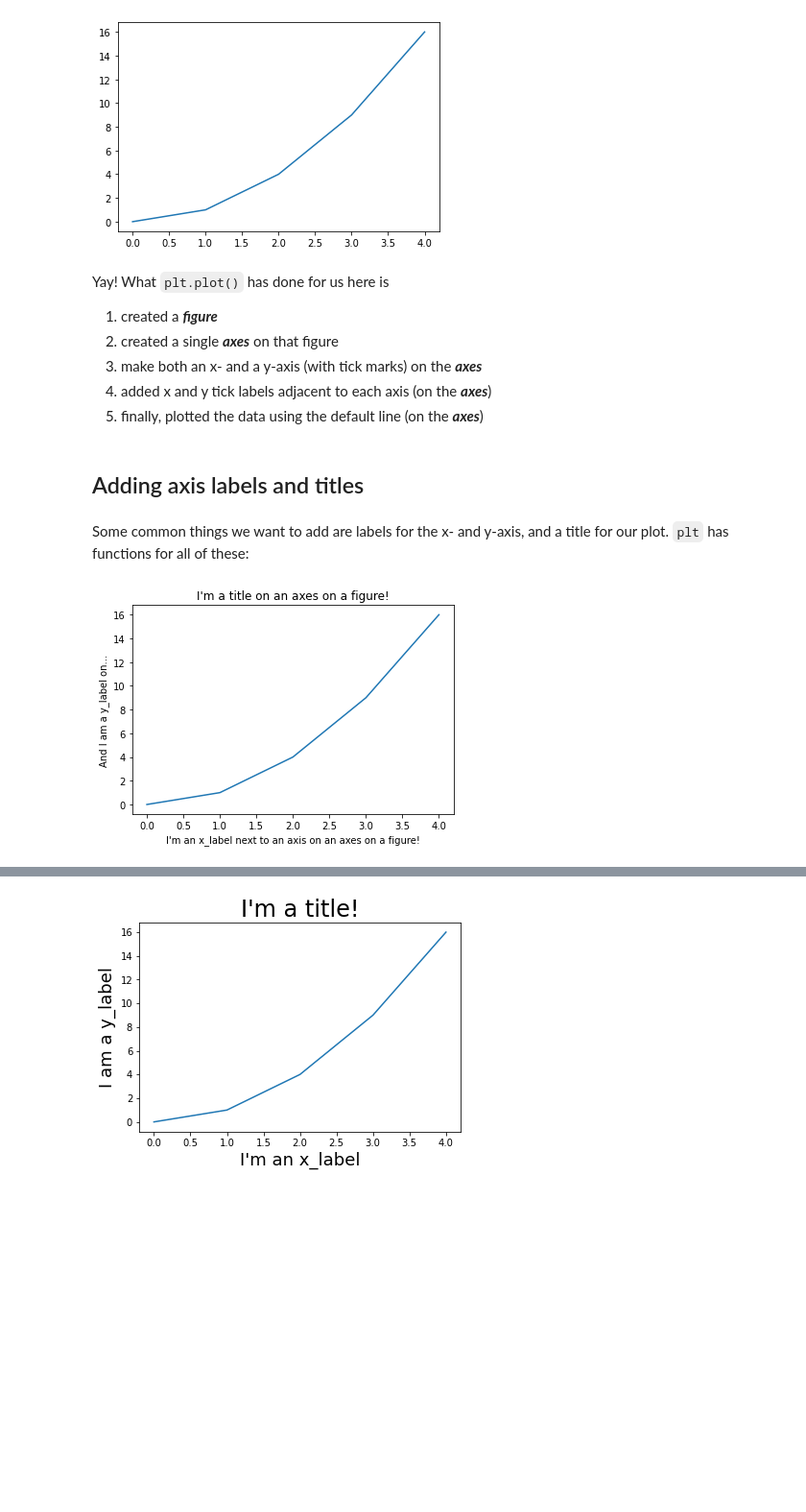
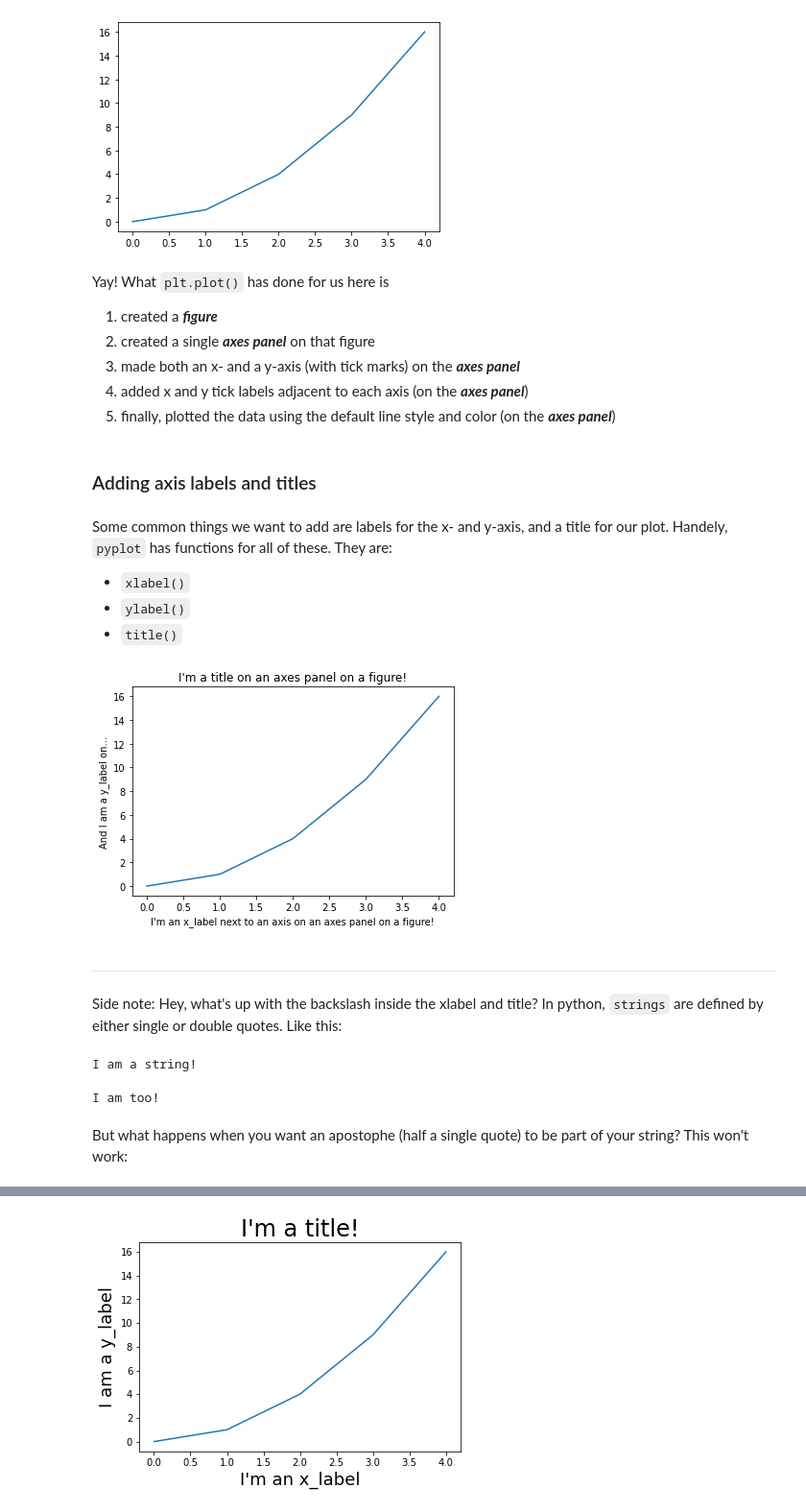
Before and after one commit to psychdatascience/FDS-CourseOne, a Jupyter notebook: tutorial015.ipynb, the cells around one changed output, grey strips where cells are left out. Shown at 96% size. Saved outputs shown, nothing was run; the diff lists cells and outputs as text; code cells hidden in the pictures; blank space fills up the shorter version.

```diff
--- a/tutorial015.ipynb
+++ b/tutorial015.ipynb
@@ -32,18 +53,36 @@ plt.plot(my_x_vals, my_y_vals);
 Yay! What `plt.plot()` has done for us here is
 
 1. created a ***figure***
-2. created a single ***axes*** on that figure
-3. make both an x- and a y-axis (with tick marks) on the ***axes***
-4. added x and y tick labels adjacent to each axis (on the ***axes***)
-5. finally, plotted the data using the default line (on the ***axes***)
+2. created a single ***axes panel*** on that figure
+3. made both an x- and a y-axis (with tick marks) on the ***axes panel***
+4. added x and y tick labels adjacent to each axis (on the ***axes panel***)
+5. finally, plotted the data using the default line style and color (on the ***axes panel***)
 # %% [markdown]
-## Adding axis labels and titles
+### Adding axis labels and titles
 # %% [markdown]
-Some common things we want to add are labels for the x- and y-axis, and a title for our plot. `plt` has functions for all of these:
+Some common things we want to add are labels for the x- and y-axis, and a title for our plot. Handely, `pyplot` has functions for all of these. They are:
+
+* `xlabel()`
+* `ylabel()`
+* `title()`
 # %%
 plt.plot(my_x_vals, my_y_vals);
-plt.xlabel('I\'m an x_label next to an axis on an axes on a figure!');
+plt.xlabel('I\'m an x_label next to an axis on an axes panel on a figure!');
 plt.ylabel('And I am a y_label on...');
-plt.title('I\'m a title on an axes on a figure!');
+plt.title('I\'m a title on an axes panel on a figure!');
 # %% [output]
-[figure, old version]
+[figure, new version]
+# %% [markdown]
+---
+# %% [markdown]
+Side note: Hey, what's up with the backslash inside the xlabel and title? In python, `strings` are defined by either single or double quotes. Like this:
+# %%
+print('I am a string!')
+# %% [output]
+I am a string!
+# %%
+print("I am too!")
+# %% [output]
+I am too!
+# %% [markdown]
+But what happens when you want an apostophe (half a single quote) to be part of your string? This won't work:
```
Also changed, not shown: parts of 26 cells of this notebook.
